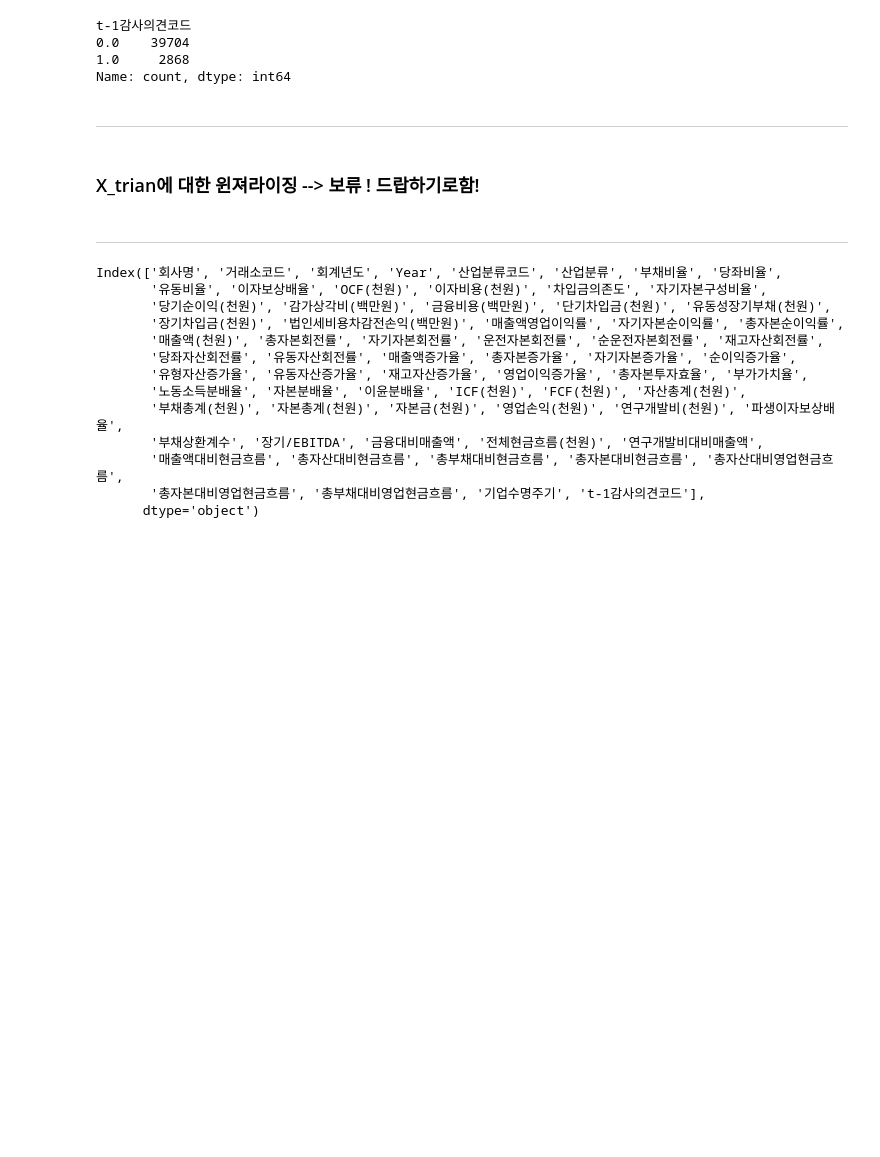
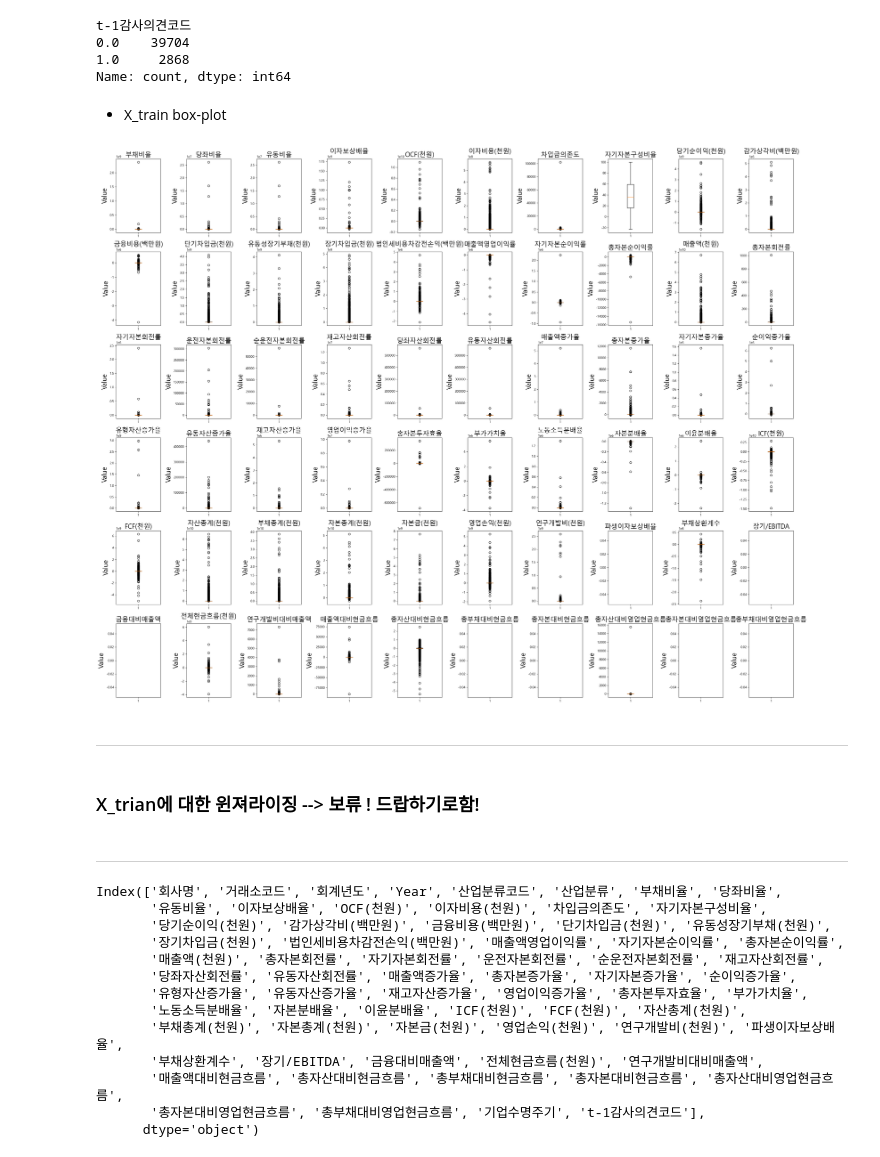
Before and after one commit to youngsang114/Project_2, a Jupyter notebook: 전처리/파생변수_외감.ipynb, the cells around one changed output. Saved outputs shown, nothing was run; the diff lists cells and outputs as text; code cells hidden in the pictures; blank space fills up the shorter version.

```diff
--- a/전처리/파생변수_외감.ipynb
+++ b/전처리/파생변수_외감.ipynb
@@ -161,0 +521,2 @@ Name: count, dtype: int64
+# %%
+df['장기부채상환능력'].fillna(0,inplace=True)
@@ -161,0 +571,2 @@ Name: count, dtype: int64
+# %%
+df['OCF이자보상배율'] = df['OCF이자보상배율'].replace([np.inf, -np.inf], 0)
@@ -161,0 +610,4 @@ Name: count, dtype: int64
+# %%
+df['부채상환계수'] = df['부채상환계수'].replace([np.inf, -np.inf], 0)
+df['장기부채상환능력'] = df['장기부채상환능력'].replace([np.inf, -np.inf], 0)
+df['매출액대비금융비용상환능력'] = df['매출액대비금융비용상환능력'].replace([np.inf, -np.inf], 0)
@@ -199,5 +658,3 @@ df[df['장기부채상환능력'].isna()]
-# %%
-df=df[~(df['장기부채상환능력'].isna()==True)]
 # %%
 df[df['이자비용(천원)']==0]['t-1감사의견코드'].value_counts()
 # %% [output]
@@ -346,6 +806,31 @@ t-1감사의견코드
 0.0    39704
 1.0     2868
 Name: count, dtype: int64
+# %% [markdown]
+- X_train box-plot
+# %%
+import matplotlib.pyplot as plt
+
+df_수치_윈저라이징전 = X_train[X_train.select_dtypes(float).columns]
+
+# subplots로 boxplot 출력 (4행 9열로 서브플롯 그리기)
+fig, axes = plt.subplots(nrows=6, ncols=10, figsize=(30, 24))
+
+# 36개의 컬럼에 대한 boxplot 그리기
+for i, col in enumerate(df_수치_윈저라이징전):
+    ax = axes[i // 10, i % 10]
+    ax.boxplot(X_train[col].dropna())
+    ax.set_title(col, fontsize=20)  # 글씨 크기 설정
+    ax.set_ylabel('Value', fontsize=20)  # 글씨 크기 설정
+
+# 남은 서브플롯 삭제
+for j in range(len(df_수치_윈저라이징전), 6 * 10):
+    fig.delaxes(axes[j // 10, j % 10])
+
+plt.tight_layout()
+plt.show()
+# %% [output]
+[figure, added]
 # %% [markdown]
 ---
 # %% [markdown]
```
Also changed, not shown: parts of 71 cells of this notebook.
